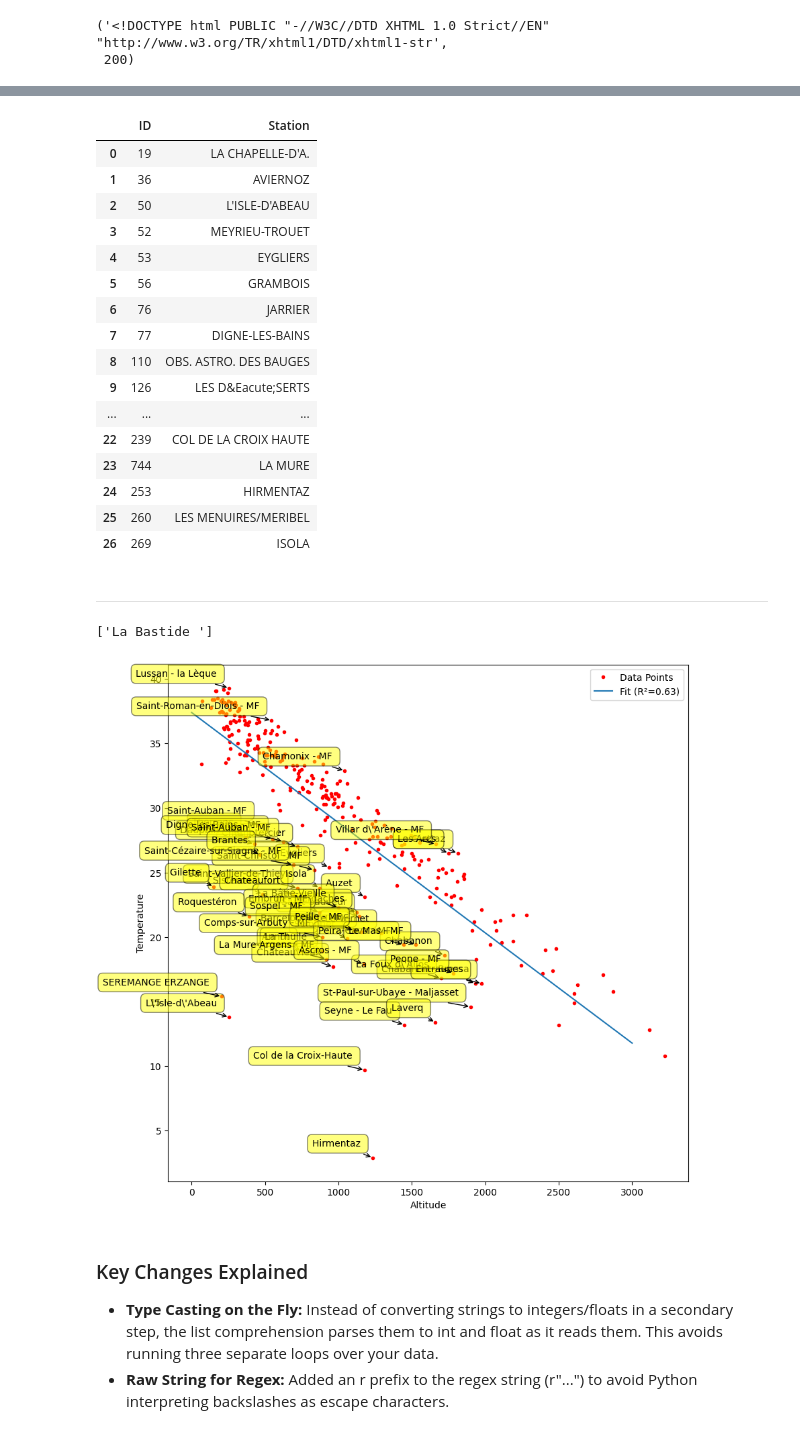
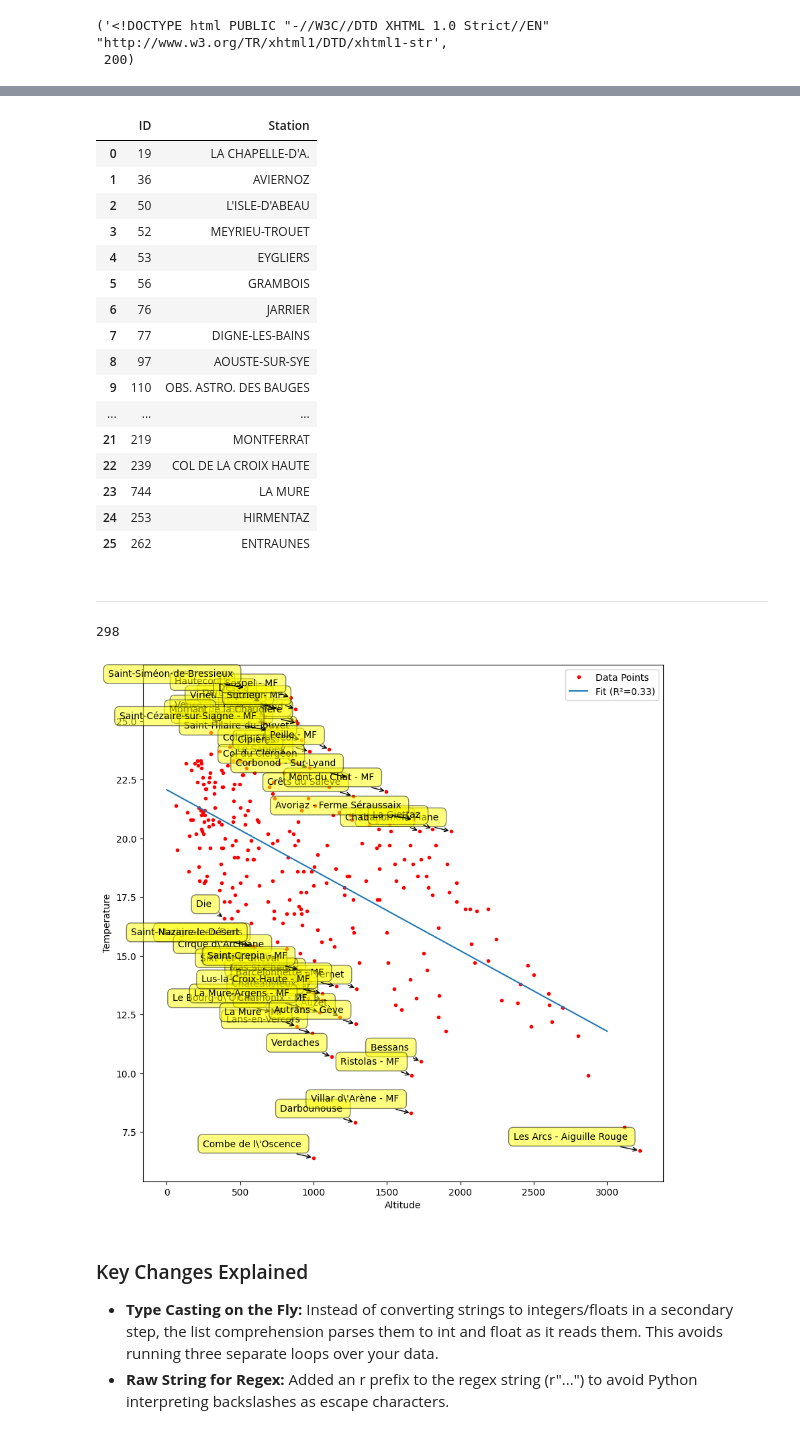
Before and after one commit to macbuse/ROMMA, a Jupyter notebook: romma_again.ipynb, the cells around one changed output, grey strips where cells are left out. Cells and saved outputs as stored; diff of their text form; code cells hidden in the pictures.

```diff
--- a/romma_again.ipynb
+++ b/romma_again.ipynb
@@ -115,14 +115,17 @@ r.text[:100], r.status_code
 # %%
 #greedy capture doesn't work
 #px = re.compile('overlib\(([^C]*)CAPTION,\s*([^)]*)',re.DOTALL)
-px = re.compile('overlib\((.*?)CAPTION,(.*?)\);',re.DOTALL)
+# changed 23/6/26
+py = re.compile('<div class=alt\d+.*?>.*?id=(\d+).*?overlib\((.*?)CAPTION,(.*?)\);',re.DOTALL)
+#px = re.compile('overlib\((.*?)CAPTION,(.*?)\);',re.DOTALL)
 tt = re.compile("class=\\\\'blanc\\\\'>(.*?)</td")
 
 stations = []
-for ss in px.findall(r.text)[::2]:
-    station_data, station_name = ss
-    stations.append( station_name + tt.findall(station_data)[0] )
+for ss in py.findall(r.text):
+    id, station_data, station_name = ss
+    stations.append( f"{id} {station_name} {tt.findall(station_data)[0]}" )
 
-stations_txt = ' '.join(stations)
-print(stations_txt[:20])
+stations_txt = '\n'.join(stations)
+
+print(stations_txt)
 # %% [output]
@@ -168,37 +189,42 @@ df
 | 5 | 56 | GRAMBOIS |
 | 6 | 76 | JARRIER |
 | 7 | 77 | DIGNE-LES-BAINS |
-| 8 | 110 | OBS. ASTRO. DES BAUGES |
-| 9 | 126 | LES D&Eacute;SERTS |
+| 8 | 97 | AOUSTE-SUR-SYE |
+| 9 | 110 | OBS. ASTRO. DES BAUGES |
 | ... | ... | ... |
+| 21 | 219 | MONTFERRAT |
 | 22 | 239 | COL DE LA CROIX HAUTE |
 | 23 | 744 | LA MURE |
 | 24 | 253 | HIRMENTAZ |
-| 25 | 260 | LES MENUIRES/MERIBEL |
-| 26 | 269 | ISOLA |
+| 25 | 262 | ENTRAUNES |
 # %% [markdown]
 ---
 # %%
 # 1. Parse and Filter Data
-# Regular expression to extract station name, altitude, and temperature
-nps = re.compile(r"'(.*?)\((\d+).*?>(.*?)<")
+# changed 23/6/26
+# Regular expression to extract id, station name, altitude, and temperature
+nps = re.compile(r"(\d+)\s+'(.*?)\((\d+).*?>(.*?)<")
+data = nps.findall(stations_txt)
 
-# should log this to see if there are unreliable stations
-invalid_data  = [ name for name, alt, temp in nps.findall(stations_txt)
-                                  if '--'  in temp or 'NA' in temp ]
-print(invalid_data)
+valid_pairs = [
+    (id, name, int(alt), float(temp))
+    for id, name, alt, temp in data
+    if int(id) not in not_threes
+]
+
+len(valid_pairs)
 # %% [output]
-['La Bastide ']
+298
 # %%
 # 1. Parse and Filter Data
 # Regular expression to extract station name, altitude, and temperature
-nps = re.compile(r"'(.*?)\((\d+).*?>(.*?)<")
+nps = re.compile(r"(\d+)\s+'(.*?)\((\d+).*?>(.*?)<")
 
 # Extract triplets and immediately filter out missing values
 valid_pairs = [
     (name, int(alt), float(temp))
-    for name, alt, temp in nps.findall(stations_txt)
-    if '--' not in temp and 'NA' not in temp
+    for id, name, alt, temp in data
+    if int(id) not in not_threes
 ]
 
 
@@ -227,34 +253,34 @@ fig, ax = plt.subplots(figsize=(10, 10))
 # Plot data points and the regression line
 ax.plot(A, T, 'r.', label='Data Points')
 X_line = np.array([0, 3000])
 ax.plot(X_line, slope * X_line + intercept,
           label=f'Fit (R²={r_value**2:.2f})')
 
 # Annotate outliers
 bbox_style = dict(boxstyle='round,pad=0.5', fc='yellow', alpha=0.5)
 arrow_style = dict(arrowstyle='->', connectionstyle='arc3,rad=0')
 
 for label, x, y in zip(outlier_names, outlier_A, outlier_T):
     ax.annotate(
         label,
         xy=(x, y),
         xytext=(-10, 10),
         textcoords='offset points',
         ha='right',
         va='bottom',
         bbox=bbox_style,
         arrowprops=arrow_style
     )
 
 # Formatting and Saving
 ax.set_xlabel('Altitude')
 ax.set_ylabel('Temperature')
 ax.legend()
 
 plt.savefig(fn + '.png', bbox_inches='tight')
 plt.show()
 # %% [output]
-[figure, old version]
+[figure, new version]
 # %% [markdown]
 ### Key Changes Explained
 
```
Also changed, not shown: parts of 7 cells of this notebook, 2 other files.
